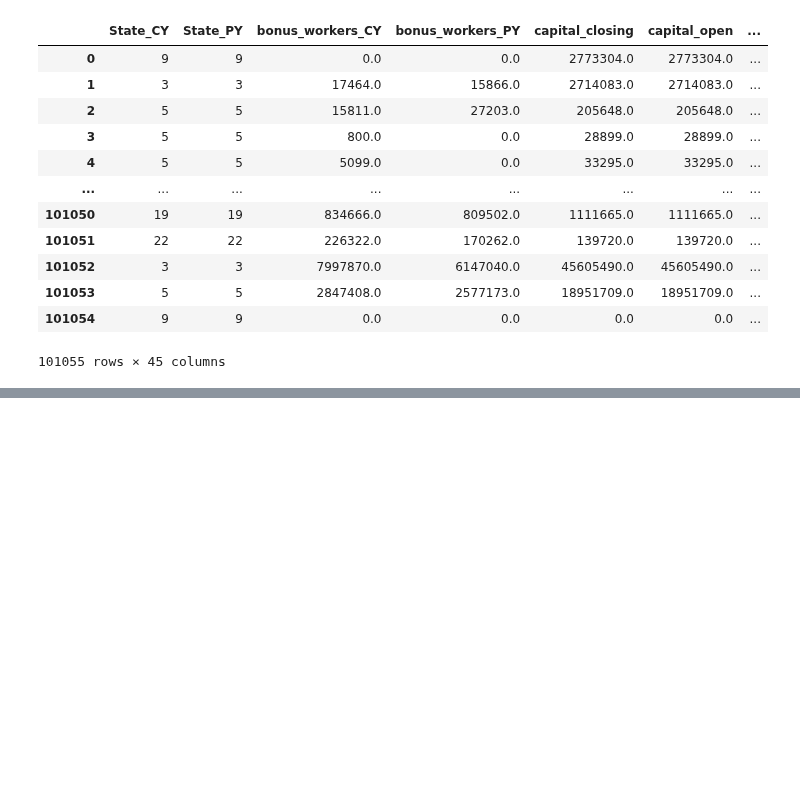
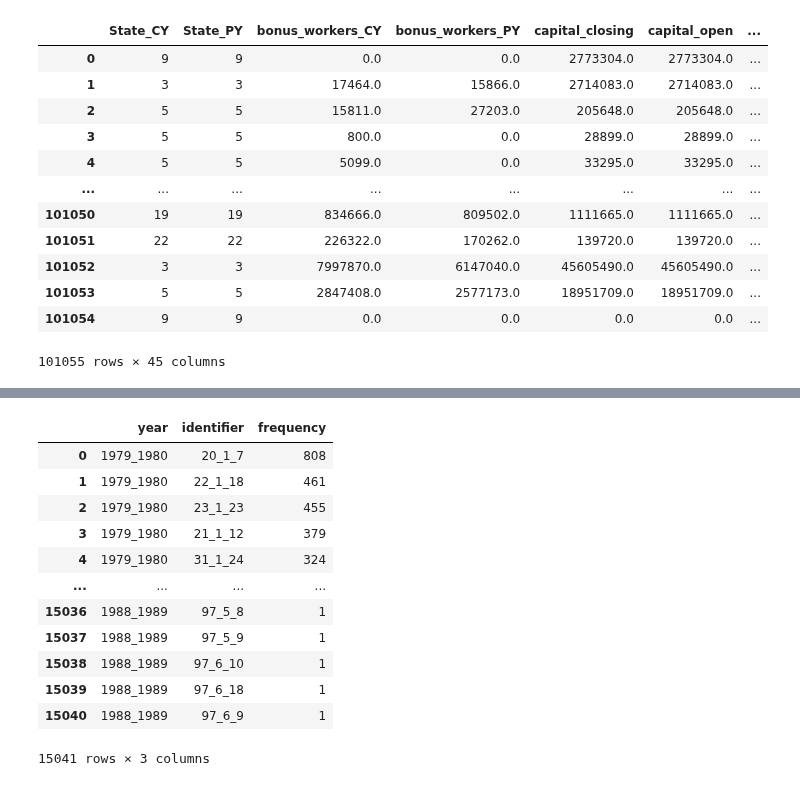
Before and after one commit to kabeerbora/1980s_delin, a Jupyter notebook: 1980s_delicensing.ipynb, the cells around one changed output, grey strips where cells are left out. Cells and saved outputs as stored; diff of their text form; code cells hidden in the pictures; blank space fills up the shorter version.

```diff
--- a/1980s_delicensing.ipynb
+++ b/1980s_delicensing.ipynb
@@ -738,0 +817,17 @@ df_merge.loc[
+# %%
+nic_code_by_year = df.groupby('year')['identifier'].value_counts().reset_index(name='frequency')
+nic_code_by_year
+# %% [output]
+|  | year | identifier | frequency |
+| 0 | 1979_1980 | 20_1_7 | 808 |
+| 1 | 1979_1980 | 22_1_18 | 461 |
+| 2 | 1979_1980 | 23_1_23 | 455 |
+| 3 | 1979_1980 | 21_1_12 | 379 |
+| 4 | 1979_1980 | 31_1_24 | 324 |
+| ... | ... | ... | ... |
+| 15036 | 1988_1989 | 97_5_8 | 1 |
+| 15037 | 1988_1989 | 97_5_9 | 1 |
+| 15038 | 1988_1989 | 97_6_10 | 1 |
+| 15039 | 1988_1989 | 97_6_18 | 1 |
+| 15040 | 1988_1989 | 97_6_9 | 1 |
+15041 rows × 3 columns
```
Also changed, not shown: parts of 13 cells of this notebook.
